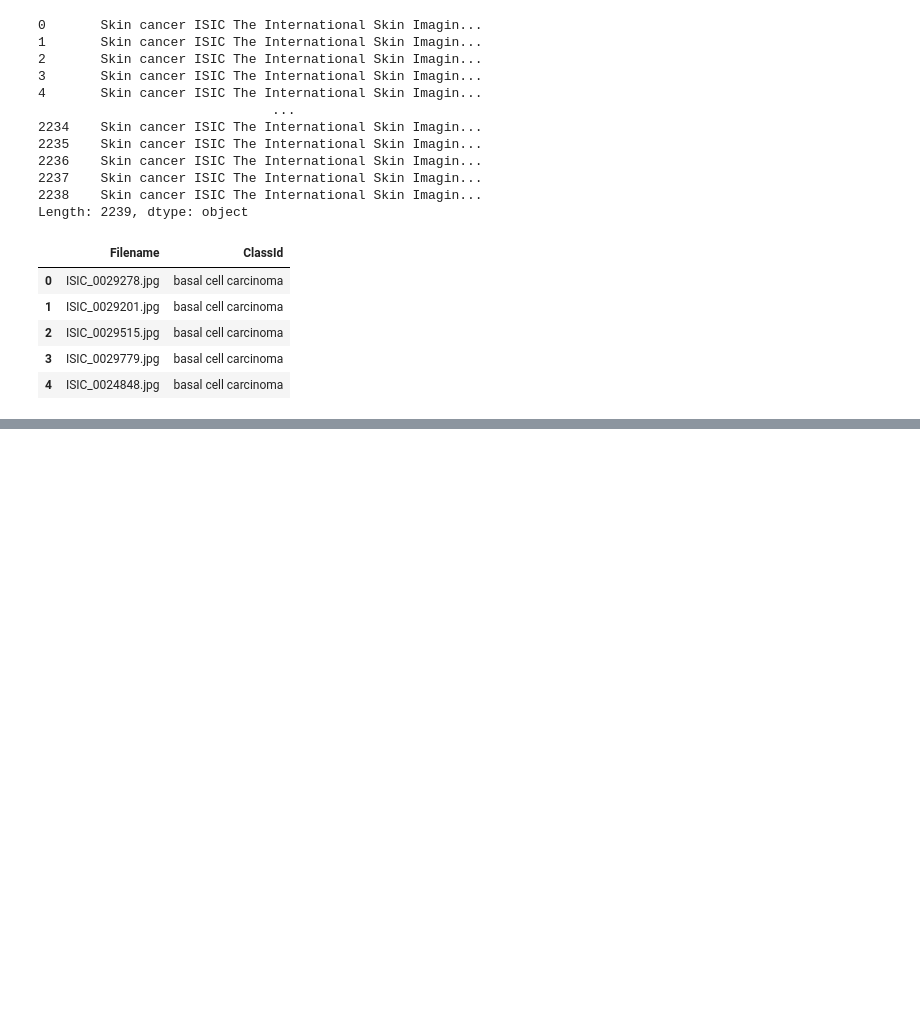
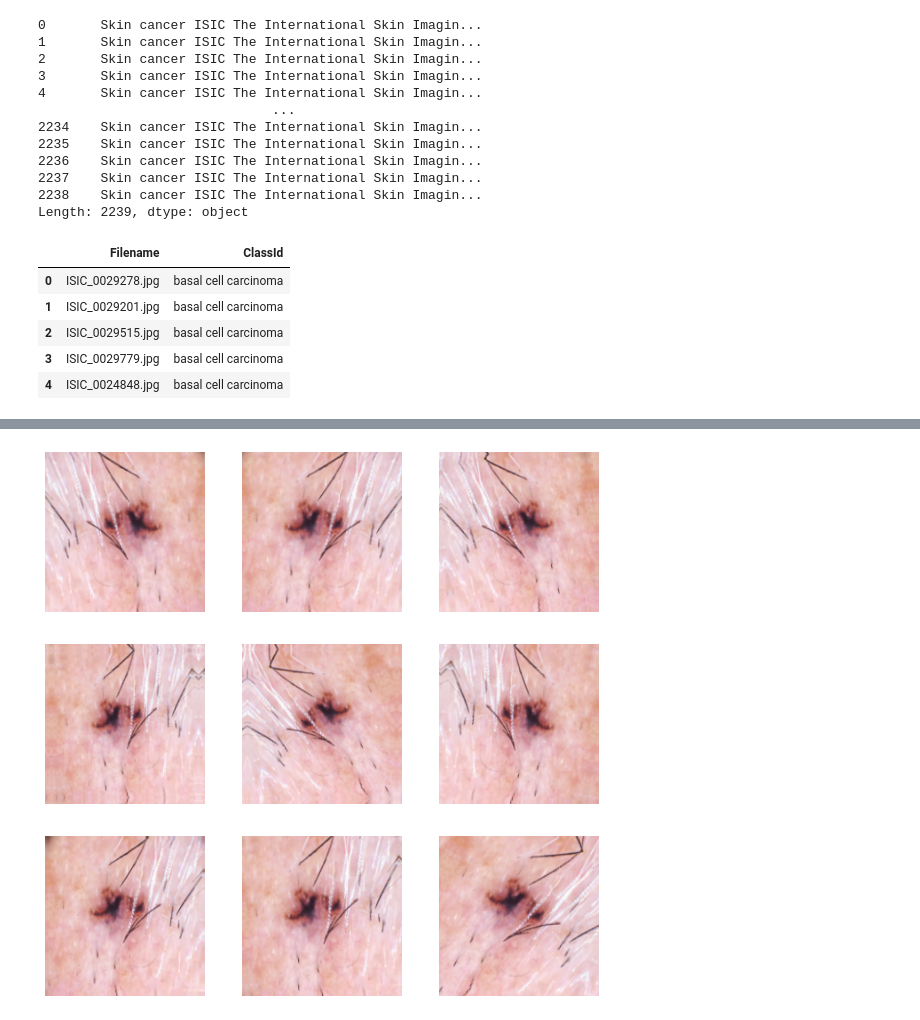
Before and after one commit to sunnybhupati/sb-test, a Jupyter notebook: CNNAssignment.ipynb, the cells around one changed output, grey strips where cells are left out. Drawn from its saved outputs; the diff is of its cells as text; code cells hidden in the pictures; blank space fills up the shorter version.

```diff
--- a/CNNAssignment.ipynb
+++ b/CNNAssignment.ipynb
@@ -146,0 +258,25 @@ for i in range(9):
+# %%
+# https://www.tensorflow.org/api_docs/python/tf/keras/layers/experimental/preprocessing/RandomFlip
+# https://www.google.com/search?q=data+augmentation&sxsrf=ALeKk01MsPmJXdfhg3b6us4y9teNGfNfXA:1625846206878&source=lnms&tbm=isch&sa=X&ved=2ahUKEwiW6fqMrdbxAhWxW3wKHRK8BIwQ_AUoAXoECAEQAw&biw=1440&bih=821#imgrc=25O0U9iUscIHlM
+# Todo, after you have analysed the model fit history for presence of underfit or overfit,
+# choose an appropriate data augumentation strategy.
+data_augmentation = keras.Sequential(
+    [
+     layers.experimental.preprocessing.RandomFlip("horizontal", input_shape = (img_height, img_width,3)),
+     layers.experimental.preprocessing.RandomRotation(0.1),
+     layers.experimental.preprocessing.RandomZoom(0.1)
+    ]
+)
+# %%
+# Todo, visualize how your augmentation strategy works for one instance of training image.
+# Your code goes here
+plt.figure(figsize=(10,10))
+
+for images, _ in train_ds.take(1):
+  for i in range(9):
+    augmented_images = data_augmentation(images)
+    ax = plt.subplot(3,3,i+1)
+    plt.imshow(augmented_images[0].numpy().astype('uint8'))
+    plt.axis("off");
+# %% [output]
+[figure, added]
```
Also changed, not shown: parts of 49 cells of this notebook.
